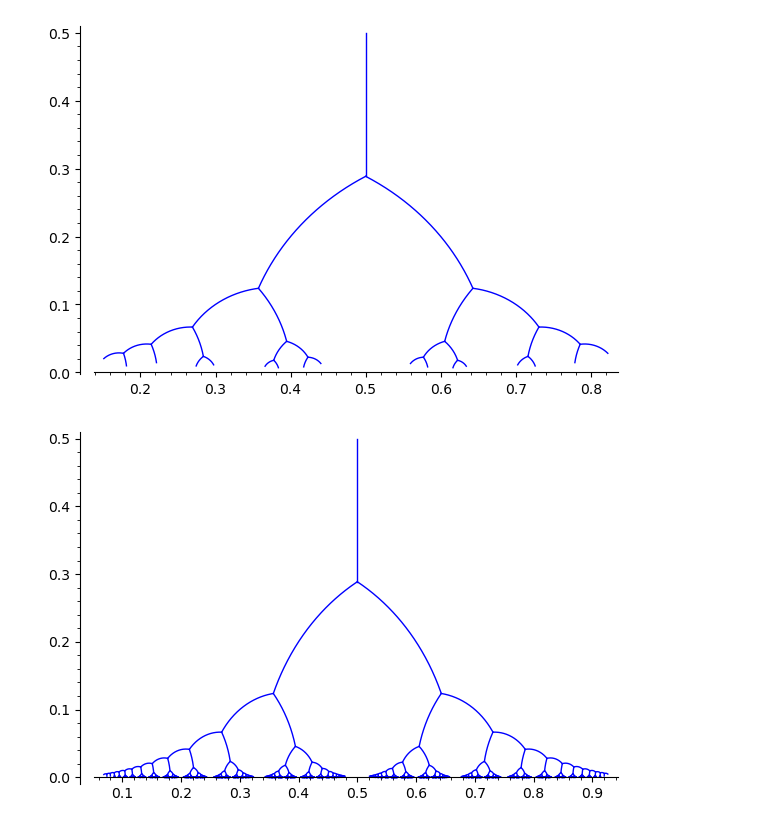
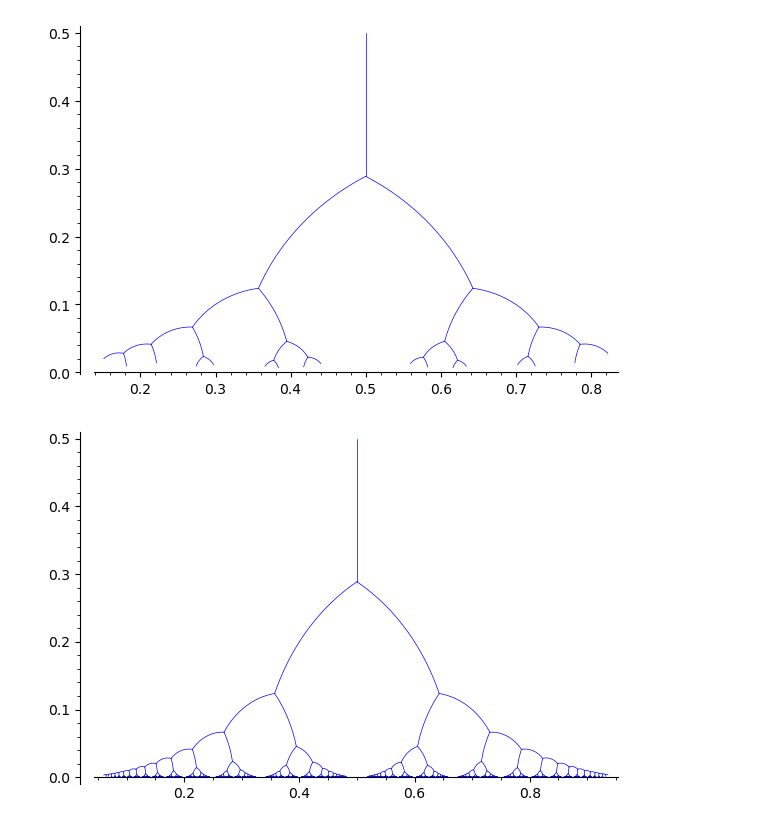
Before and after one commit to svarljen/Farey, a Jupyter notebook: NewFareySet.ipynb, the cells around one changed output. Drawn from its saved outputs; the diff is of its cells as text; code cells hidden in the pictures.

Commit message:
Changed line thickness, updated pictures

```diff
--- a/NewFareySet.ipynb
+++ b/NewFareySet.ipynb
@@ -105,7 +105,7 @@ def SphereInfluenceFarey(L, afrak):
     '''
     if L not in ZZ or L < 0:
         raise ValueError("input should be a non-negative integer")
-    arcs = plot(line([(1/2, 1/2),(1/2, (1/12)^(1/2))]))  #this is the empty plot, we will add arcs from the boundary spheres to this
+    arcs = plot(line([(1/2, 1/2),(1/2, (1/12)^(1/2))], thickness=0.5))  #this is the empty plot, we will add arcs from the boundary spheres to this
     if L == 0:
         return arcs
     if L > 0:
@@ -117,13 +117,13 @@ def SphereInfluenceFarey(L, afrak):
             leaf_1 = newFareySum(q, vertices[q][1], OK)
             cross0 = spheres[leaf_0][2] #arcs end at the "cross" of the leaves stemming from q
             cross1 = spheres[leaf_1][2]
-            arcs = arcs + plot((r0^2-(x-c0)^2)^(1/2), (x, cross0, cross)) + plot((r1^2-(x-c1)^2)^(1/2), (x, cross, cross1))
+            arcs = arcs + plot((r0^2-(x-c0)^2)^(1/2), (x, cross0, cross), thickness=0.5) + plot((r1^2-(x-c1)^2)^(1/2), (x, cross, cross1), thickness=0.5)
         return arcs
 # %%
 SphereInfluenceFarey(5, OK)
 # %% [output]
-[figure, old version]
+[figure, new version]
 # %%
-SphereInfluenceFarey(13, OK)
+SphereInfluenceFarey(15, OK)
 # %% [output]
-[figure, old version]
+[figure, new version]
```
